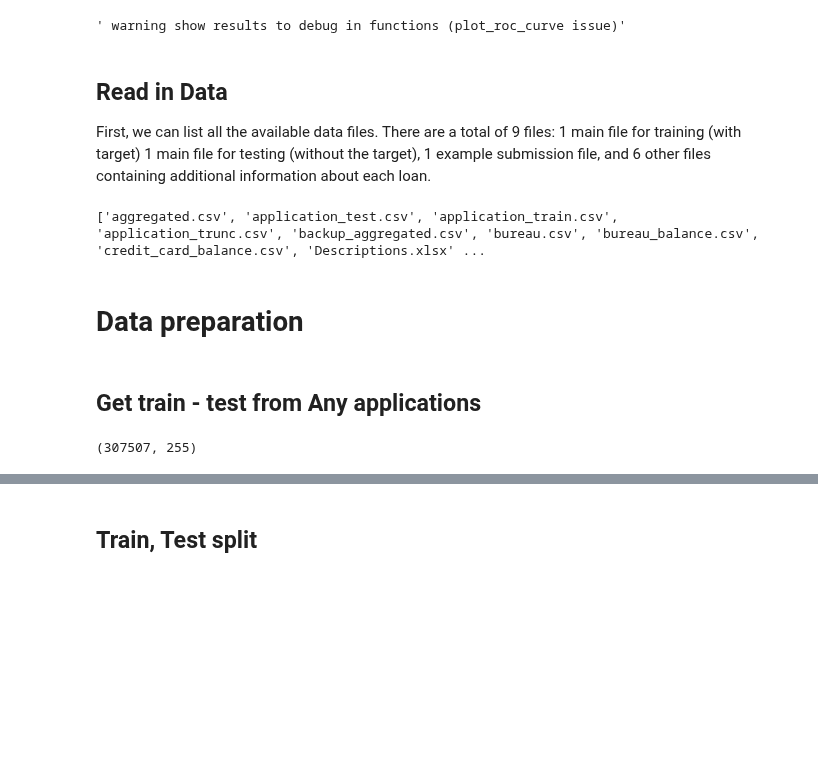
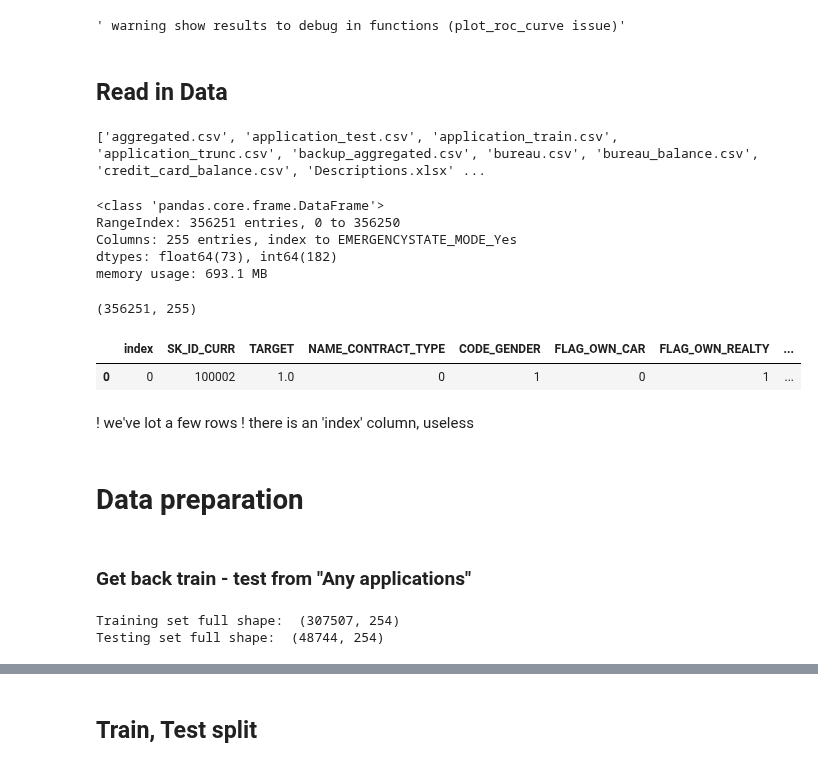
Before and after one commit to EtienneLardeur/P7_Scoring, a Jupyter notebook: P7_Model.ipynb, the cells around one changed output, grey strips where cells are left out. Cells and saved outputs as stored; diff of their text form; code cells hidden in the pictures; blank space fills up the shorter version.

```diff
--- a/P7_Model.ipynb
+++ b/P7_Model.ipynb
@@ -53,18 +72,34 @@ warnings.filterwarnings('ignore')
 # %%
 # paramètres
 # to display any columns
-pd.options.display.max_columns = 122
+pd.options.display.max_columns = 1000
+pd.options.display.max_rows = 1000
 sns.set(style="ticks")
 sns.set_style('whitegrid')
-# %% [markdown]
-## Read in Data
-
-First, we can list all the available data files. There are a total of 9 files: 1 main file for training (with target) 1 main file for testing (without the target), 1 example submission file, and 6 other files containing additional information about each loan.
+# %% [markdown]
+## Read in Data
 # %%
 # List files available
 print(os.listdir('Data/'))
 # %% [output]
 ['aggregated.csv', 'application_test.csv', 'application_train.csv', 'application_trunc.csv', 'backup_aggregated.csv', 'bureau.csv', 'bureau_balance.csv', 'credit_card_balance.csv', 'Descriptions.xlsx' ...
 # %%
-# first level
-application = pd.read_csv('Data/application_trunc.csv')
+# get back result of EDA, FE, & first level FS
+any_application = pd.read_csv('Data/application_trunc.csv')
+# %%
+any_application.info()
+# %% [output]
+<class 'pandas.core.frame.DataFrame'>
+RangeIndex: 356251 entries, 0 to 356250
+Columns: 255 entries, index to EMERGENCYSTATE_MODE_Yes
+dtypes: float64(73), int64(182)
+memory usage: 693.1 MB
+# %%
+print(any_application.shape)
+any_application.head(1)
+# %% [output]
+(356251, 255)
+|  | index | SK_ID_CURR | TARGET | NAME_CONTRACT_TYPE | CODE_GENDER | FLAG_OWN_CAR | FLAG_OWN_REALTY | ... |
+| 0 | 0 | 100002 | 1.0 | 0 | 1 | 0 | 1 | ... |
+# %% [markdown]
+! we've lot a few rows ! there is an 'index' column, useless
@@ -71,6 +109,6 @@ application = pd.read_csv('Data/application_trunc.csv')
 # %% [markdown]
 # Data preparation
 # %% [markdown]
-## Get train - test from Any applications
+### Get back train - test from "Any applications"
 # %%
 # keep training applications only
@@ -78,4 +117,6 @@ application = application[application['TARGET'].notna()]
-# %%
-application.shape
-# %% [output]
-(307507, 255)
+# %%
+print('Training set full shape: ', train.shape)
+print('Testing set full shape: ', test.shape)
+# %% [output]
+Training set full shape:  (307507, 254)
+Testing set full shape:  (48744, 254)
```
Also changed, not shown: parts of 96 cells of this notebook.
